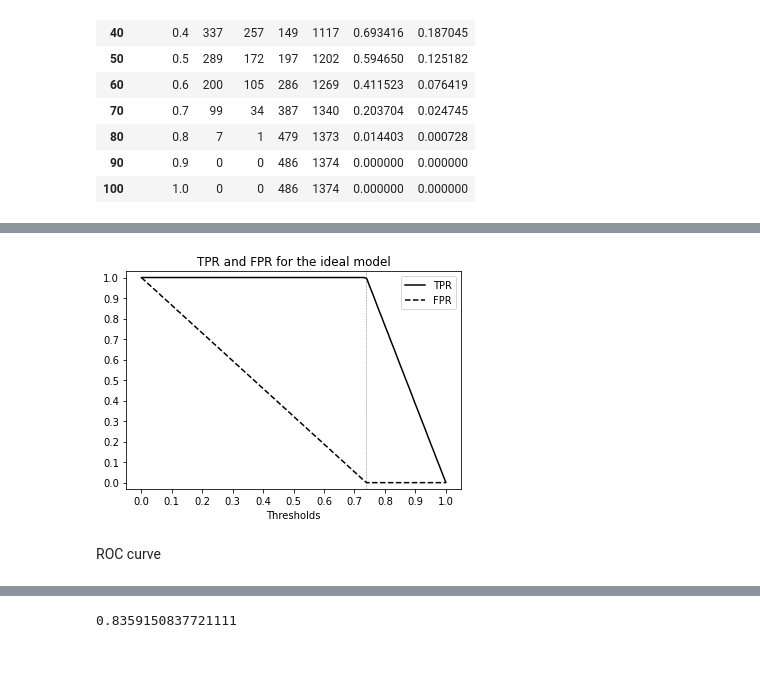
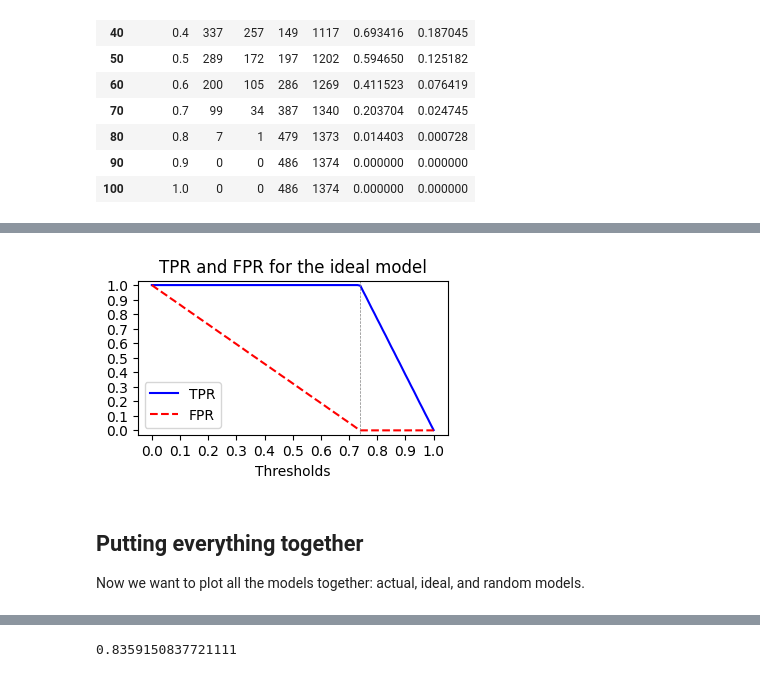
Before and after one commit to ekhlebus/ml-zoomcamp, a Jupyter notebook: 03-classification_churn_prediction/04-metrics.ipynb, the cells around one changed output, grey strips where cells are left out. Drawn from its saved outputs; the diff is of its cells as text; code cells hidden in the pictures.

```diff
--- a/03-classification_churn_prediction/04-metrics.ipynb
+++ b/03-classification_churn_prediction/04-metrics.ipynb
@@ -434,23 +484,25 @@ df_ideal[::10]
 # %%
-plt.figure(figsize=(6, 4))
+plt.figure(figsize=(4, 2))
 
-plt.plot(df_ideal.threshold, df_ideal.tpr, color='black', linestyle='solid', label='TPR')
-plt.plot(df_ideal.threshold, df_ideal.fpr, color='black', linestyle='dashed', label='FPR')
+plt.plot(df_ideal.threshold, df_ideal.tpr, color='blue', linestyle='solid', label='TPR')
+plt.plot(df_ideal.threshold, df_ideal.fpr, color='red', linestyle='dashed', label='FPR')
 plt.legend()
 
 plt.xticks(np.linspace(0, 1, 11))
 plt.yticks(np.linspace(0, 1, 11))
 
 plt.vlines(1 - y_val.mean(), -1, 2, linewidth=0.5, linestyle='dashed', color='grey')
 plt.ylim(-0.03, 1.03)
 
 plt.xlabel('Thresholds')
 plt.title('TPR and FPR for the ideal model')
 
 # plt.savefig('04_fpr_tpr_plot_ideal.svg')
 
 plt.show()
 # %% [output]
-[figure, old version]
+[figure, new version]
-# %% [markdown]
-ROC curve
+# %% [markdown]
+## Putting everything together
+
+Now we want to plot all the models together: actual, ideal, and random models.
```
Also changed, not shown: parts of 37 cells of this notebook.
